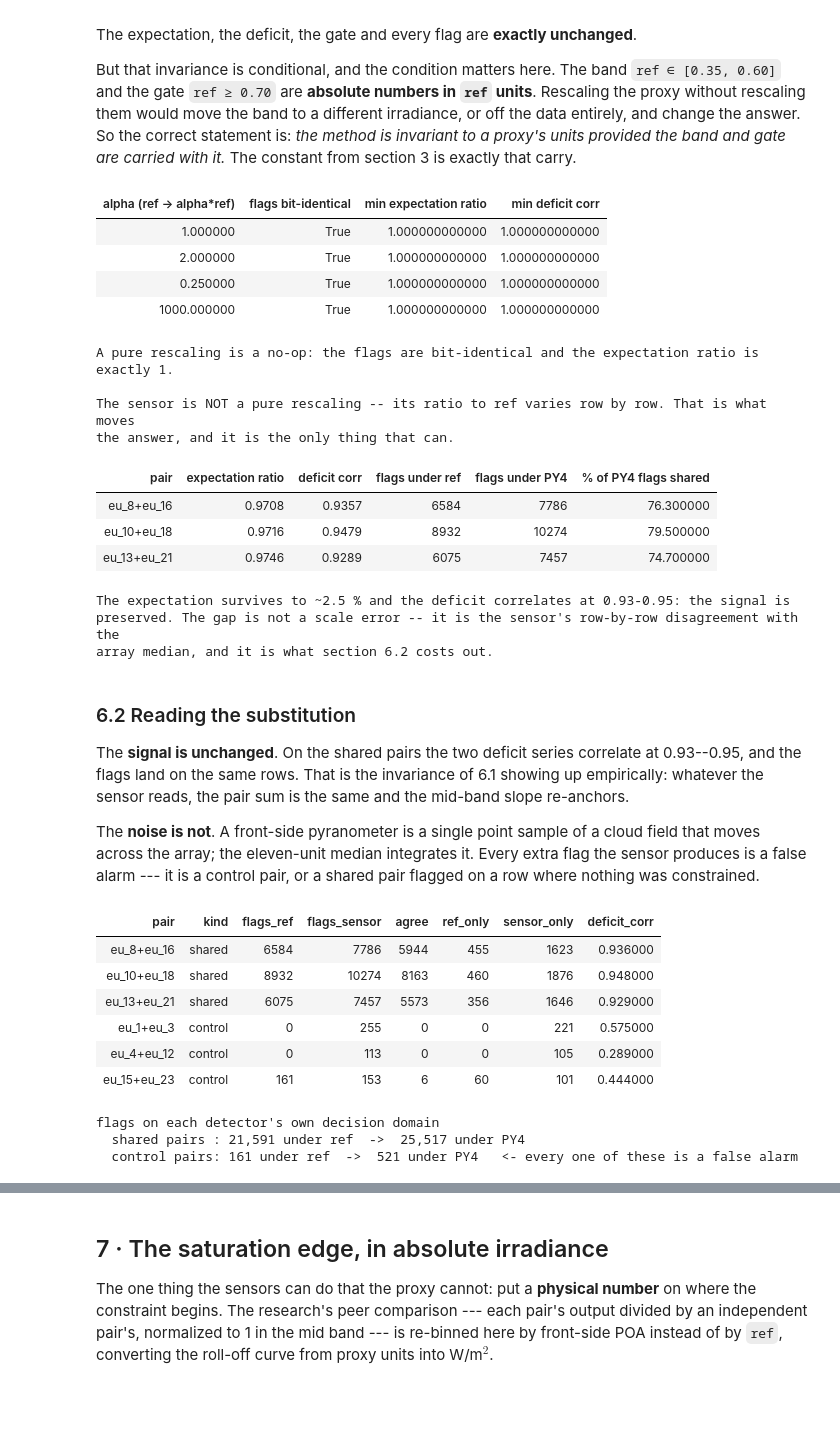
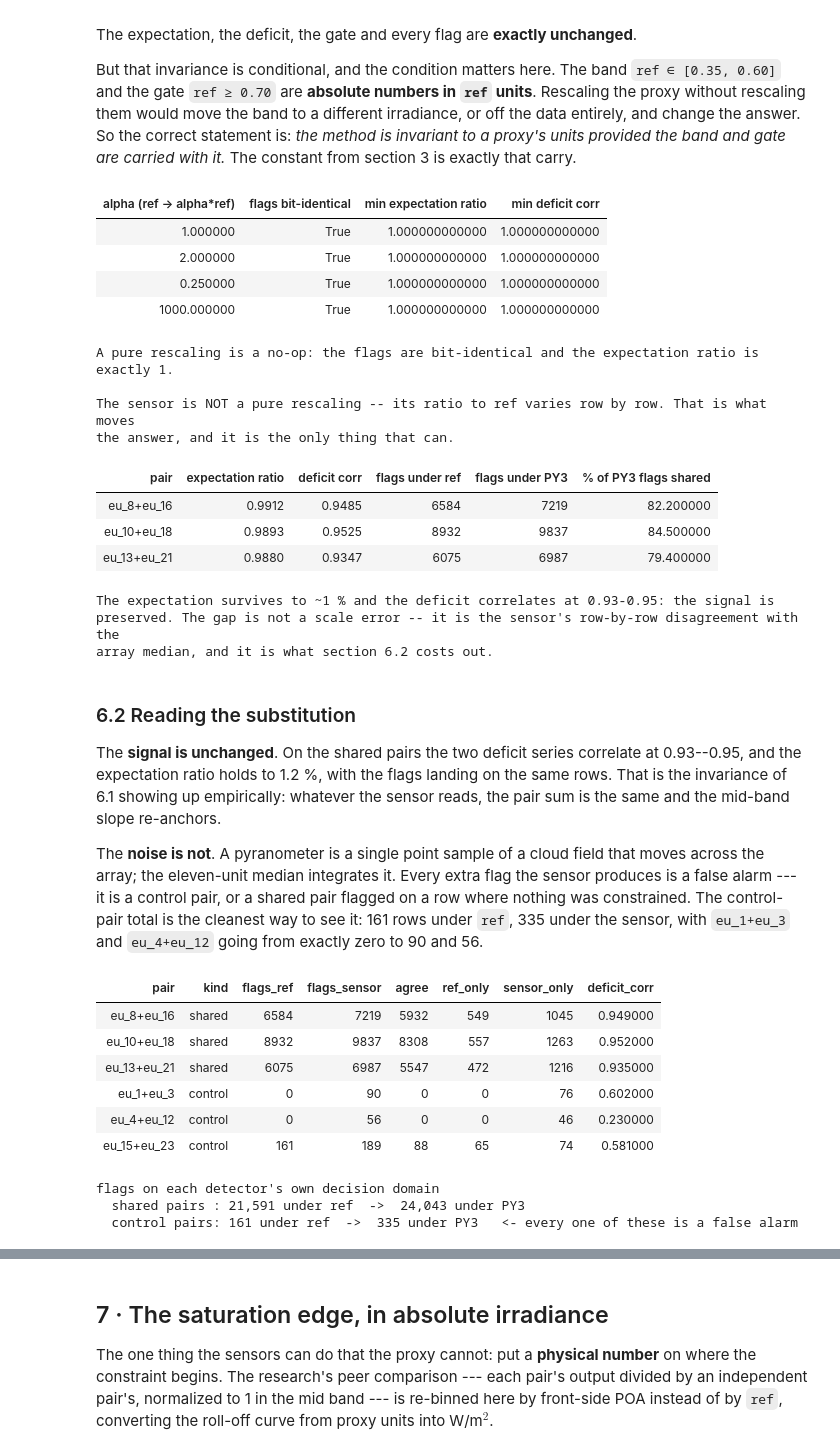
Before and after one commit to nhphuong2504/agrivoltaics, a Jupyter notebook: irradiance_proxy_vs_sensor.ipynb, the cells around one changed output, grey strips where cells are left out. Saved outputs shown, nothing was run; the diff lists cells and outputs as text; code cells hidden in the pictures; blank space fills up the shorter version.

```diff
--- a/irradiance_proxy_vs_sensor.ipynb
+++ b/irradiance_proxy_vs_sensor.ipynb
@@ -39,7 +42,7 @@ import bench as B                      # frozen regression harness / detector
 import canon_metrics as CM             # the version lock's own metric definitions
 from satsim import BAND, CONTROL_PAIRS, EU, PAIRS, RELIABLE, dq_mask
 
-SENSOR_CSV = ROOT / "irradiance_may2025_aug_2026_area1.csv"
+SENSOR_CSV = ROOT / "irradiance_may2025_aug2026.csv"
 
 plt.rcParams.update({"figure.dpi": 115, "axes.grid": True, "grid.alpha": 0.3,
                      "axes.spines.top": False, "axes.spines.right": False,
@@ -435,7 +588,7 @@ ref_bi = ((poa_p + bpoa_p * BIFACIALITY) * k).clip(lower=0)
 rows = []
 for a, b in CONTROL_PAIRS:
     d_ref = pd.Series(B.pair_deficit(df, fe, a, b)["deficit"])
-    for lbl, r in (("array median (ref)", None), ("PY4 front only", ref_front), ("PY4 + PY8 rear", ref_bi)):
+    for lbl, r in (("array median (ref)", None), ("PY3 front only", ref_front), ("PY3 + PY7 rear", ref_bi)):
         if r is None:
             d, m = d_ref, CM.domain_mask(fe, a, b)
         else:
@@ -519,52 +672,55 @@ print()
 print("The sensor is NOT a pure rescaling -- its ratio to ref varies row by row. That is what moves")
 print("the answer, and it is the only thing that can.")
 
 fe_s = dict(fe)                       # every other field of preprocess() is untouched
 fe_s["ref"] = ref_front
 
 rows = []
 for a, b in PAIRS:
     f0, th0, d0 = detect_in(df, fe, a, b, ref, BAND, B.REF_ON)
     f2, th2, d2 = detect_in(df, fe_s, a, b, ref_front, BAND, B.REF_ON)
     m = (CM.domain_mask(fe, a, b) & CM.domain_mask(fe_s, a, b)
          & np.isfinite(th0) & np.isfinite(th2))
     f0n, f2n = np.asarray(f0, bool), np.asarray(f2, bool)
     rows.append((f"{a}+{b}", float(((th0 * ref)[m] / (th2 * ref_front)[m]).median()),
                  float(d0[m].corr(d2[m])), int(f0n.sum()), int(f2n.sum()),
                  round(100 * (f0n & f2n).sum() / max(f2n.sum(), 1), 1)))
 display(pd.DataFrame(rows, columns=["pair", "expectation ratio", "deficit corr",
-                                    "flags under ref", "flags under PY4", "% of PY4 flags shared"])
+                                    "flags under ref", "flags under PY3", "% of PY3 flags shared"])
         .style.hide(axis="index").format({"expectation ratio": "{:.4f}", "deficit corr": "{:.4f}"}))
-print("The expectation survives to ~2.5 % and the deficit correlates at 0.93-0.95: the signal is")
+print("The expectation survives to ~1 % and the deficit correlates at 0.93-0.95: the signal is")
 print("preserved. The gap is not a scale error -- it is the sensor's row-by-row disagreement with the")
 print("array median, and it is what section 6.2 costs out.")
 # %% [output]
 | alpha (ref -> alpha*ref) | flags bit-identical | min expectation ratio | min deficit corr |
 | 1.000000 | True | 1.000000000000 | 1.000000000000 |
 | 2.000000 | True | 1.000000000000 | 1.000000000000 |
 | 0.250000 | True | 1.000000000000 | 1.000000000000 |
 | 1000.000000 | True | 1.000000000000 | 1.000000000000 |
 A pure rescaling is a no-op: the flags are bit-identical and the expectation ratio is exactly 1.
 
 The sensor is NOT a pure rescaling -- its ratio to ref varies row by row. That is what moves
 the answer, and it is the only thing that can.
-| pair | expectation ratio | deficit corr | flags under ref | flags under PY4 | % of PY4 flags shared |
-| eu_8+eu_16 | 0.9708 | 0.9357 | 6584 | 7786 | 76.300000 |
-| eu_10+eu_18 | 0.9716 | 0.9479 | 8932 | 10274 | 79.500000 |
-| eu_13+eu_21 | 0.9746 | 0.9289 | 6075 | 7457 | 74.700000 |
+| pair | expectation ratio | deficit corr | flags under ref | flags under PY3 | % of PY3 flags shared |
+| eu_8+eu_16 | 0.9912 | 0.9485 | 6584 | 7219 | 82.200000 |
+| eu_10+eu_18 | 0.9893 | 0.9525 | 8932 | 9837 | 84.500000 |
+| eu_13+eu_21 | 0.9880 | 0.9347 | 6075 | 6987 | 79.400000 |
-The expectation survives to ~2.5 % and the deficit correlates at 0.93-0.95: the signal is
+The expectation survives to ~1 % and the deficit correlates at 0.93-0.95: the signal is
 preserved. The gap is not a scale error -- it is the sensor's row-by-row disagreement with the
 array median, and it is what section 6.2 costs out.
 # %% [markdown]
 ### 6.2 Reading the substitution
 
 The **signal is unchanged**. On the shared pairs the two deficit series correlate at 0.93--0.95, and
-the flags land on the same rows. That is the invariance of 6.1 showing up empirically: whatever the
+the expectation ratio holds to 1.2 %, with the flags landing on the same rows. That is the invariance of
+6.1 showing up empirically: whatever the
 sensor reads, the pair sum is the same and the mid-band slope re-anchors.
 
-The **noise is not**. A front-side pyranometer is a single point sample of a cloud field that moves
+The **noise is not**. A pyranometer is a single point sample of a cloud field that moves
 across the array; the eleven-unit median integrates it. Every extra flag the sensor produces is a
 false alarm --- it is a control pair, or a shared pair flagged on a row where nothing was constrained.
+The control-pair total is the cleanest way to see it: 161 rows under `ref`, 335 under the sensor, with
+`eu_1+eu_3` and `eu_4+eu_12` going from exactly zero to 90 and 56.
 # %%
 # Every detector is scored on ITS OWN decision domain, exactly as the research scores it: a flag is
 # only ever set inside `act & ref >= gate & ~DQ`, and the two proxies do not define the same set.
@@ -590,20 +746,20 @@ display(sub.style.hide(axis="index"))
 shared = sub[sub["kind"] == "shared"]
 ctrl = sub[sub["kind"] == "control"]
 print("flags on each detector's own decision domain")
-print(f"  shared pairs : {shared['flags_ref'].sum():,} under ref  ->  {shared['flags_sensor'].sum():,} under PY4")
-print(f"  control pairs: {ctrl['flags_ref'].sum():,} under ref  ->  {ctrl['flags_sensor'].sum():,} under PY4"
+print(f"  shared pairs : {shared['flags_ref'].sum():,} under ref  ->  {shared['flags_sensor'].sum():,} under PY3")
+print(f"  control pairs: {ctrl['flags_ref'].sum():,} under ref  ->  {ctrl['flags_sensor'].sum():,} under PY3"
       "   <- every one of these is a false alarm")
 # %% [output]
 | pair | kind | flags_ref | flags_sensor | agree | ref_only | sensor_only | deficit_corr |
-| eu_8+eu_16 | shared | 6584 | 7786 | 5944 | 455 | 1623 | 0.936000 |
-| eu_10+eu_18 | shared | 8932 | 10274 | 8163 | 460 | 1876 | 0.948000 |
-| eu_13+eu_21 | shared | 6075 | 7457 | 5573 | 356 | 1646 | 0.929000 |
-| eu_1+eu_3 | control | 0 | 255 | 0 | 0 | 221 | 0.575000 |
-| eu_4+eu_12 | control | 0 | 113 | 0 | 0 | 105 | 0.289000 |
-| eu_15+eu_23 | control | 161 | 153 | 6 | 60 | 101 | 0.444000 |
+| eu_8+eu_16 | shared | 6584 | 7219 | 5932 | 549 | 1045 | 0.949000 |
+| eu_10+eu_18 | shared | 8932 | 9837 | 8308 | 557 | 1263 | 0.952000 |
+| eu_13+eu_21 | shared | 6075 | 6987 | 5547 | 472 | 1216 | 0.935000 |
+| eu_1+eu_3 | control | 0 | 90 | 0 | 0 | 76 | 0.602000 |
+| eu_4+eu_12 | control | 0 | 56 | 0 | 0 | 46 | 0.230000 |
+| eu_15+eu_23 | control | 161 | 189 | 88 | 65 | 74 | 0.581000 |
 flags on each detector's own decision domain
-  shared pairs : 21,591 under ref  ->  25,517 under PY4
-  control pairs: 161 under ref  ->  521 under PY4   <- every one of these is a false alarm
+  shared pairs : 21,591 under ref  ->  24,043 under PY3
+  control pairs: 161 under ref  ->  335 under PY3   <- every one of these is a false alarm
 # %%
 nulls = []
 for a, b in CONTROL_PAIRS:
```
Also changed, not shown: parts of 27 cells of this notebook, 1 other file.
